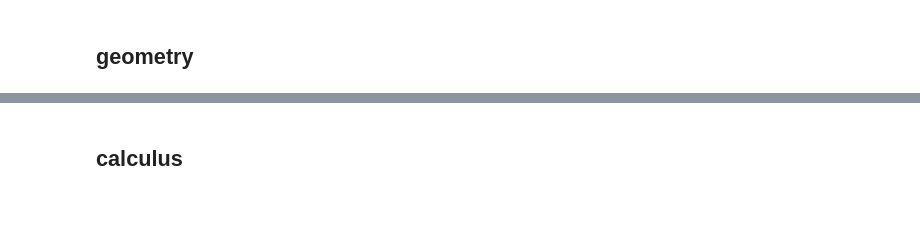
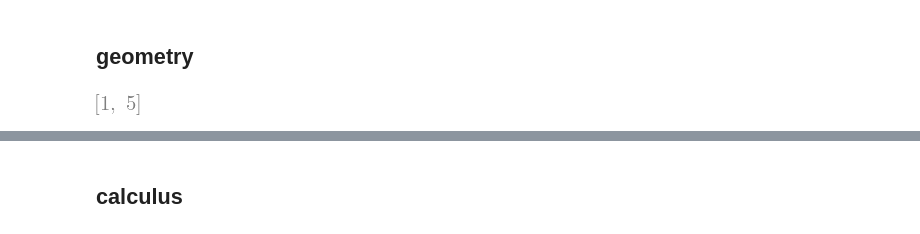
Before and after one commit to juliet29/windows, a Jupyter notebook: analysis/notebooks/230729_fem_setup.ipynb, the cells around one changed output, grey strips where cells are left out. Cells and saved outputs as stored; diff of their text form; code cells hidden in the pictures; blank space fills up the shorter version.

```diff
--- a/analysis/notebooks/230729_fem_setup.ipynb
+++ b/analysis/notebooks/230729_fem_setup.ipynb
@@ -90,3 +93,7 @@ for k,v in cells_trimmed.items():
     for ix in near_cells_ix:
         if v.relate_pattern(cells_trimmed[ix], nb_pattern):
             cells_nb[k].append(ix)
+# %%
+cells_nb[0]
+# %% [output]
+[figure, added]
```
Also changed, not shown: parts of 22 cells of this notebook.
